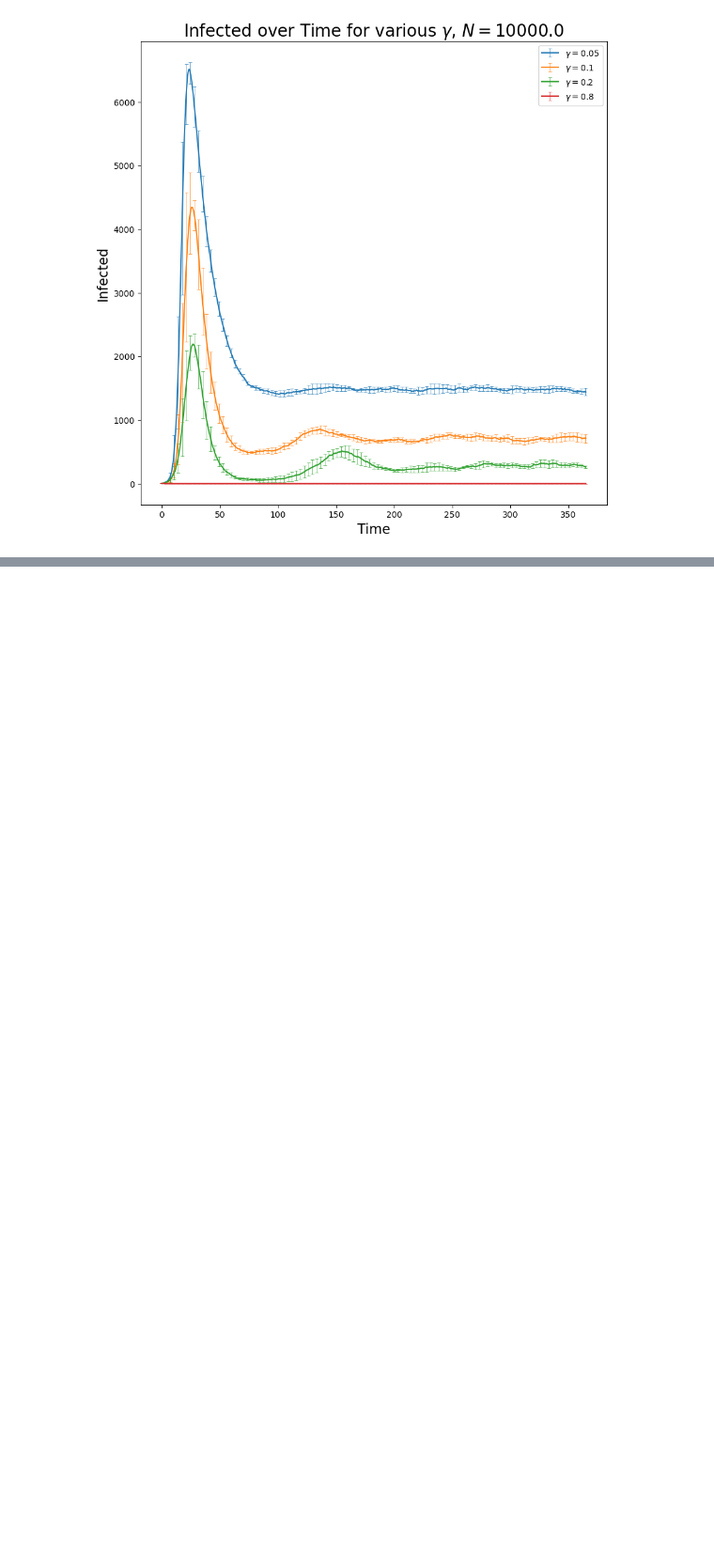
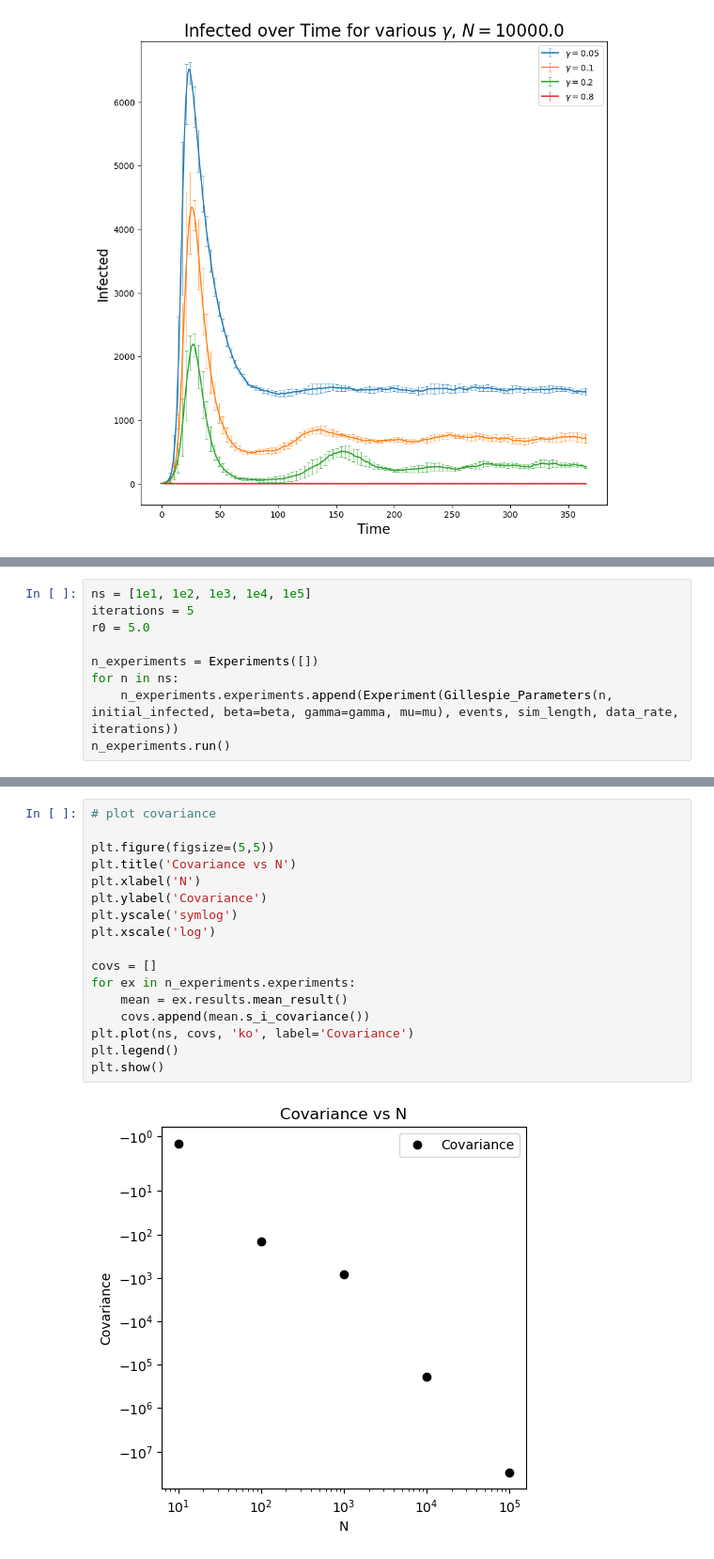
Before and after one commit to kylehtunis/stochastic-modeling, a Jupyter notebook: problem1.ipynb, the cells around one changed output, grey strips where cells are left out. Shown at 94% size. Saved outputs shown, nothing was run; the diff lists cells and outputs as text; blank space fills up the shorter version.

```diff
--- a/problem1.ipynb
+++ b/problem1.ipynb
@@ -413,0 +423,9 @@ plt.show()
+# %%
+ns = [1e1, 1e2, 1e3, 1e4, 1e5]
+iterations = 5
+r0 = 5.0
+
+n_experiments = Experiments([])
+for n in ns:
+    n_experiments.experiments.append(Experiment(Gillespie_Parameters(n, initial_infected, beta=beta, gamma=gamma, mu=mu), events, sim_length, data_rate, iterations))
+n_experiments.run()
@@ -413,0 +450,19 @@ plt.show()
+# %%
+# plot covariance
+
+plt.figure(figsize=(5,5))
+plt.title('Covariance vs N')
+plt.xlabel('N')
+plt.ylabel('Covariance')
+plt.yscale('symlog')
+plt.xscale('log')
+
+covs = []
+for ex in n_experiments.experiments:
+    mean = ex.results.mean_result()
+    covs.append(mean.s_i_covariance())
+plt.plot(ns, covs, 'ko', label='Covariance')
+plt.legend()
+plt.show()
+# %% [output]
+[figure, added]
```
Also changed, not shown: parts of 6 cells of this notebook.
